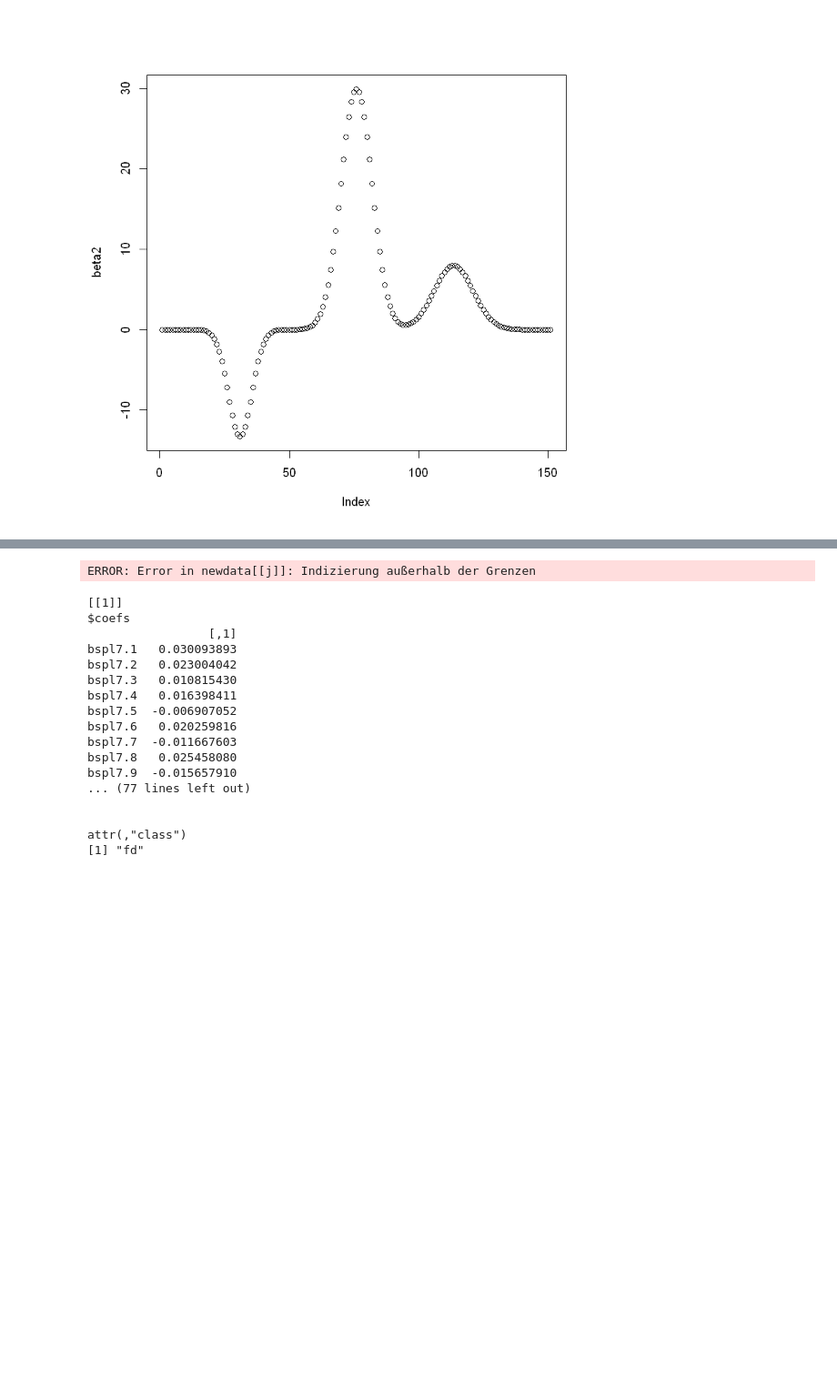
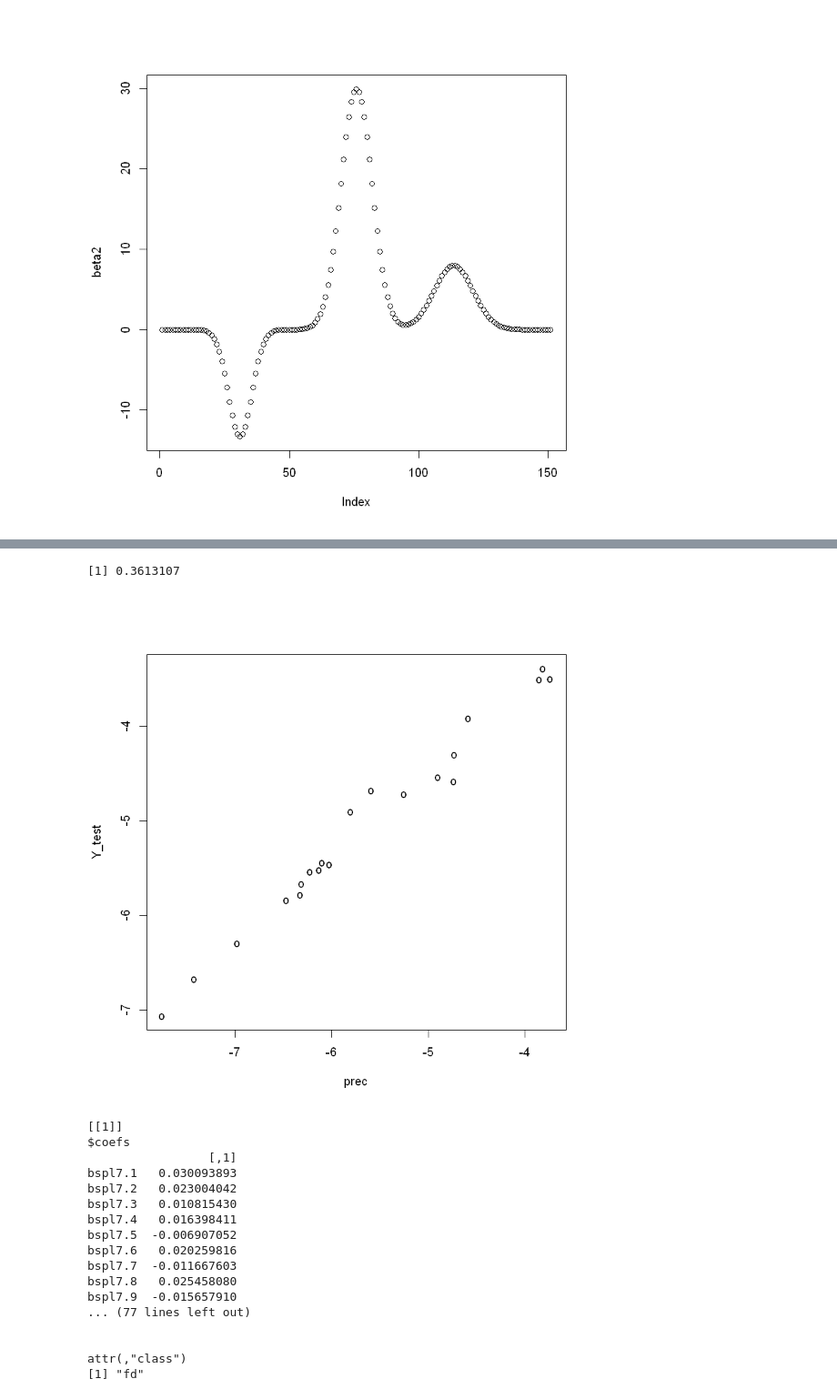
Before and after one commit to JakobJuergens/Basis_Choice_FLR, a Jupyter notebook: Code/simulation_study_approach.ipynb, the cells around one changed output, grey strips where cells are left out. Shown at 91% size. Cells and saved outputs as stored; diff of their text form; code cells hidden in the pictures; blank space fills up the shorter version.

```diff
--- a/Code/simulation_study_approach.ipynb
+++ b/Code/simulation_study_approach.ipynb
@@ -120,27 +100,28 @@ plot(beta1)
 # %%
 xfdlist = list( smooth_basis=smooth_basis_train_fd)
 betabasis1 <- create.constant.basis(c(0, (n_obs-length(test))))
 #betabasis_test <- create.constant.basis(c(0, length(test)))
 betafd1    <- fd(0, betabasis1)
 betafdPar1 <- fdPar(betafd1)
 betafd2    <- create.bspline.basis(rangeval = c(0, n_var+1), nbasis = 12, 7)
 betafdPar2  <- fdPar(betafd2)
 betalist <- list(smooth_basis_fd=betafdPar2)
 
 f_regress <- fRegress(y = Y_train, xfdlist, betalist, y2cMap = smooth_basis_train$y2cMap)
 # also possible to use formula interface:
-f_regress2 <- fRegress(Y_train ~ smooth_basis_train_fd)
-prec <- predict.fRegress(object = f_regress2,
+#f_regress2 <- fRegress(Y_train ~ smooth_basis_train_fd)
+prec <- predict.fRegress(object = f_regress,
                 newdata = list(data = smooth_basis_test_fd))
 
 # #  plot the data and the fit
-plot(f_regress2$betaestlist[[2]])
+#plot(f_regress$betaestlist[[2]])
 # add true function plot
 MSE_test <- mean((Y_test-prec)^2)
 print(MSE_test)
 plot(prec, Y_test, type="p", pch="o")
 # %% [output]
-ERROR: Error in newdata[[j]]: Indizierung außerhalb der Grenzen
+[1] 0.3613107
+[figure, added]
 # %%
 # construct standart errors!
 # negative stderr???
```
Also changed, not shown: parts of 7 cells of this notebook.
